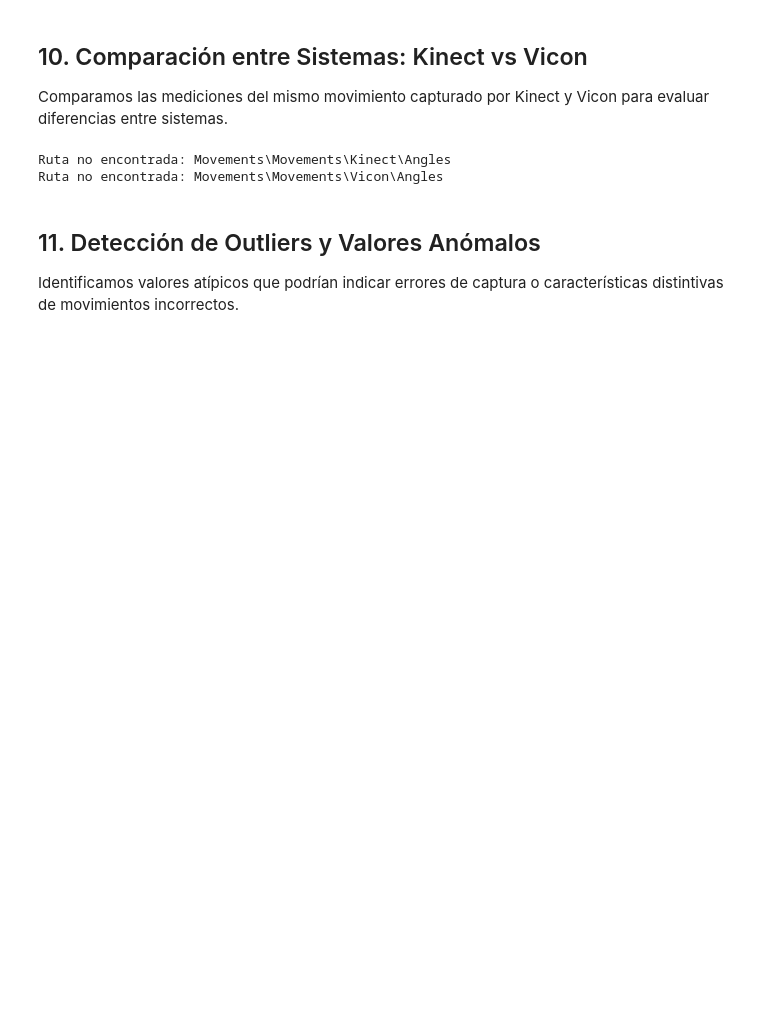
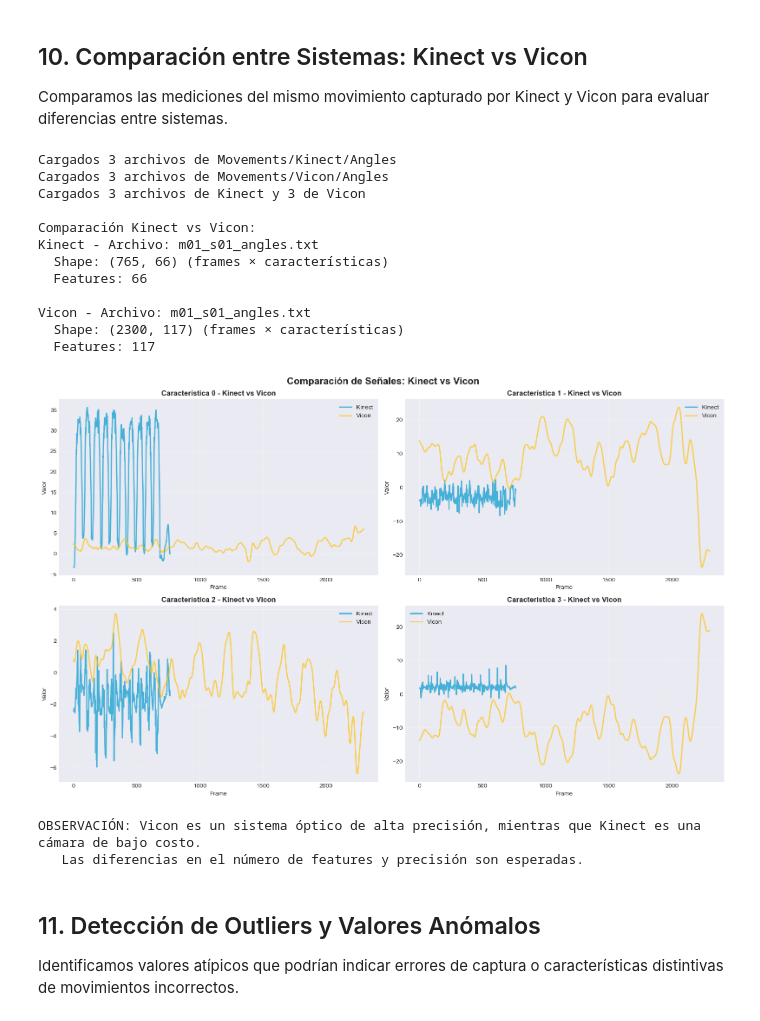
Before and after one commit to MarcoEli94/modelo_rehabilitacion, a Jupyter notebook: EDA_UI_PRMD.ipynb, the cells around one changed output. Drawn from its saved outputs; the diff is of its cells as text; code cells hidden in the pictures; blank space fills up the shorter version.

```diff
--- a/EDA_UI_PRMD.ipynb
+++ b/EDA_UI_PRMD.ipynb
@@ -161,8 +165,7 @@ def load_category_data(category, system='Kinect', data_type='Angles', limit=None
     Returns:
         Lista de tuplas (info, dataframe)
     """
-    data_path = Path(category) / category / system / data_type
-
+    data_path = "dataset" / Path(category) / category / system / data_type
     if not data_path.exists():
         print(f"Ruta no encontrada: {data_path}")
         return []
@@ -446,37 +492,50 @@ if kinect_correct and vicon_correct:
     print(f"\nVicon - Archivo: {vicon_info['filename']}")
     print(f"  Shape: {vicon_data.shape} (frames × características)")
     print(f"  Features: {vicon_data.shape[1]}")
 
     # Visualizar comparación de las primeras características
     n_features = min(4, kinect_data.shape[1], vicon_data.shape[1])
 
     fig, axes = plt.subplots(2, 2, figsize=(16, 10))
     axes = axes.flatten()
 
     for i in range(n_features):
         # Normalizar longitudes para comparación
         kinect_col = kinect_data[i].values
         vicon_col = vicon_data[i].values
 
         # Graficar ambas señales
-        axes[i].plot(kinect_col, label='Kinect', color='blue', alpha=0.7, linewidth=2)
-        axes[i].plot(vicon_col, label='Vicon', color='orange', alpha=0.7, linewidth=2)
+        axes[i].plot(kinect_col, label='Kinect', color=PRIMARY_COLOR, alpha=0.7, linewidth=2)
+        axes[i].plot(vicon_col, label='Vicon', color=SECONDARY_COLOR, alpha=0.7, linewidth=2)
 
         axes[i].set_title(f'Característica {i} - Kinect vs Vicon', fontsize=12, fontweight='bold')
         axes[i].set_xlabel('Frame')
         axes[i].set_ylabel('Valor')
         axes[i].legend()
         axes[i].grid(True, alpha=0.3)
 
     plt.suptitle('Comparación de Señales: Kinect vs Vicon', fontsize=16, fontweight='bold')
     plt.tight_layout()
     plt.show()
 
     print("\nOBSERVACIÓN: Vicon es un sistema óptico de alta precisión, mientras que Kinect es una cámara de bajo costo.")
     print("   Las diferencias en el número de features y precisión son esperadas.")
 # %% [output]
-Ruta no encontrada: Movements\Movements\Kinect\Angles
-Ruta no encontrada: Movements\Movements\Vicon\Angles
+Cargados 3 archivos de Movements/Kinect/Angles
+Cargados 3 archivos de Movements/Vicon/Angles
+Cargados 3 archivos de Kinect y 3 de Vicon
+
+Comparación Kinect vs Vicon:
+Kinect - Archivo: m01_s01_angles.txt
+  Shape: (765, 66) (frames × características)
+  Features: 66
+
+Vicon - Archivo: m01_s01_angles.txt
+  Shape: (2300, 117) (frames × características)
+  Features: 117
+[figure, added]
+OBSERVACIÓN: Vicon es un sistema óptico de alta precisión, mientras que Kinect es una cámara de bajo costo.
+   Las diferencias en el número de features y precisión son esperadas.
 # %% [markdown]
 ## 11. Detección de Outliers y Valores Anómalos
 
```
Also changed, not shown: parts of 7 cells of this notebook, 2 other files.
